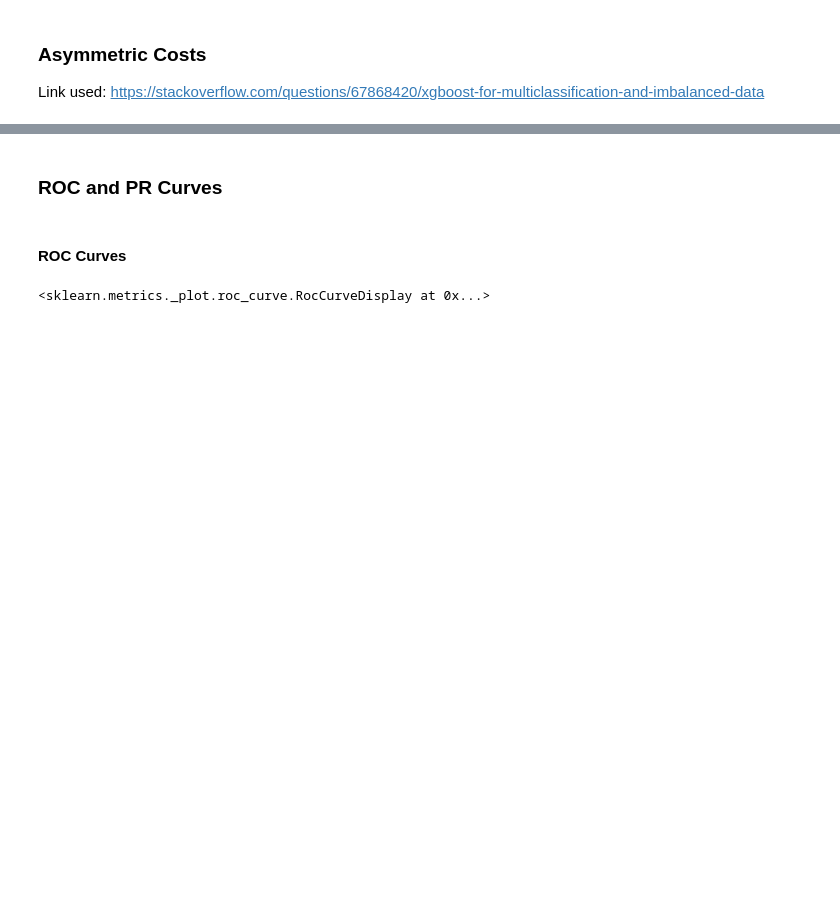
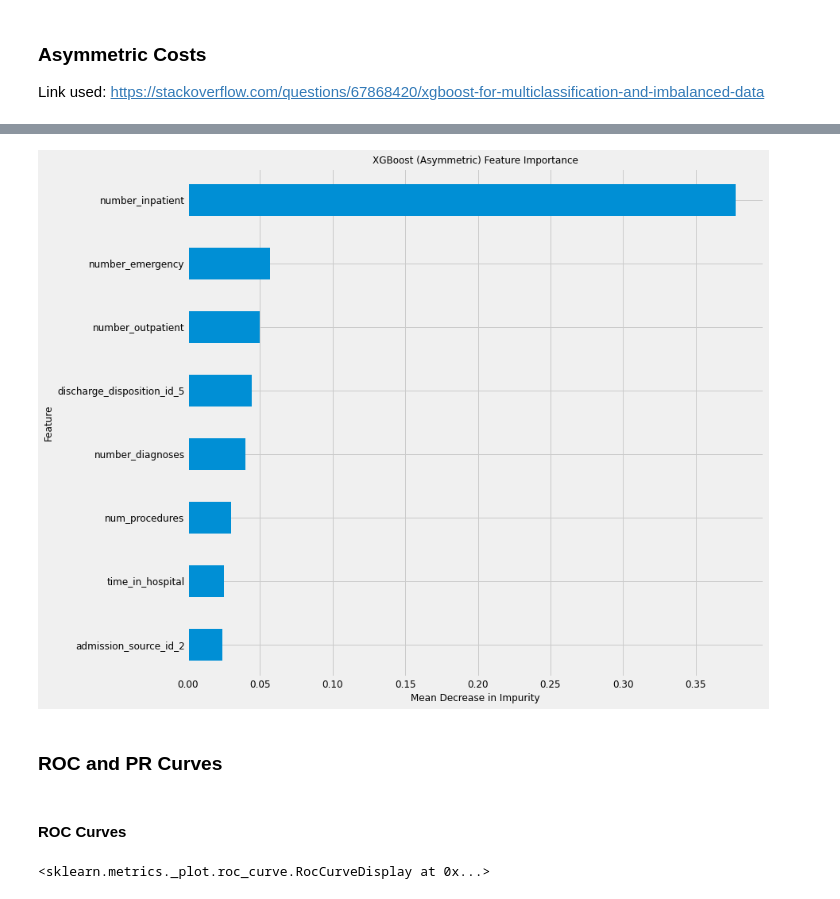
Before and after one commit to acremins1/ML-Final-Project, a Jupyter notebook: Decision Tree, RF, and XGBoost - Updated.ipynb, the cells around one changed output, grey strips where cells are left out. Saved outputs shown, nothing was run; the diff lists cells and outputs as text; code cells hidden in the pictures; blank space fills up the shorter version.

```diff
--- a/Decision Tree, RF, and XGBoost - Updated.ipynb
+++ b/Decision Tree, RF, and XGBoost - Updated.ipynb
@@ -363,3 +359,16 @@ XGBClassifier(base_score=0.5, booster='gbtree', callbacks=None,
+# %%
+# Feature importance for XGBoost
+importance3 = xgb_model_asymmetric.feature_importances_
+forest_importances3 = pd.Series(importance3, index = X_train.columns.to_list()).sort_values(ascending=False)[:8]
+fig, ax = plt.subplots(figsize=(13, 10))
+forest_importances3.plot.barh(ax=ax)
+ax.invert_yaxis()
+ax.set_title("XGBoost (Asymmetric) Feature Importance")
+ax.set_xlabel("Mean Decrease in Impurity")
+ax.set_ylabel("Feature")
+fig.tight_layout()
+# %% [output]
+[figure, added]
 # %% [markdown]
 ### ROC and PR Curves
 # %% [markdown]
```
Also changed, not shown: parts of 13 cells of this notebook.
